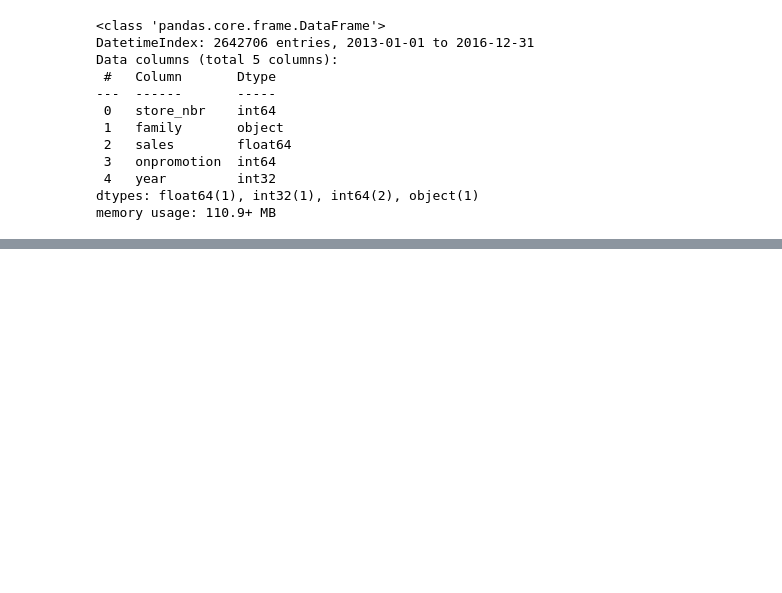
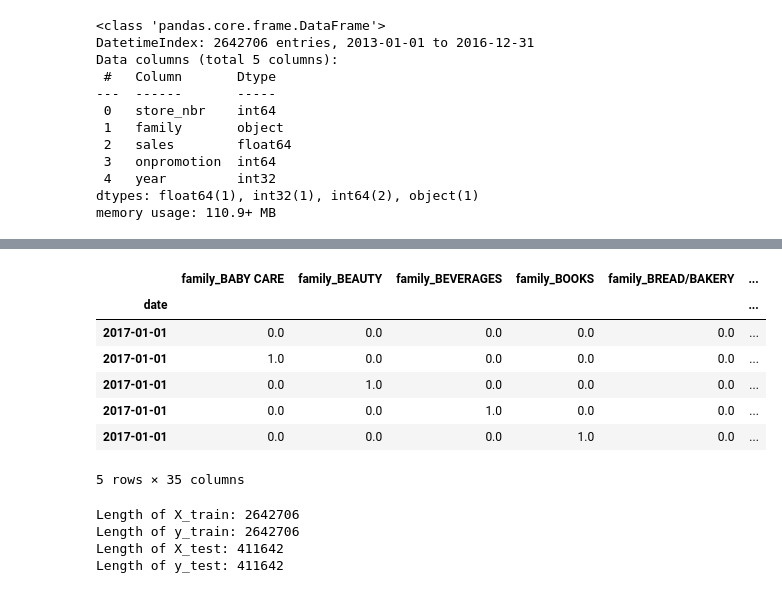
Before and after one commit to richmond-yeboah/Corporacion-Favorita-Stores-Sales-prediction, a Jupyter notebook: Notebooks/main.ipynb, the cells around one changed output, grey strips where cells are left out. Saved outputs shown, nothing was run; the diff lists cells and outputs as text; code cells hidden in the pictures; blank space fills up the shorter version.

```diff
--- a/Notebooks/main.ipynb
+++ b/Notebooks/main.ipynb
@@ -1319,0 +1353,8 @@ train_set_cat_encoded_df.head()
+# %%
+# Use MinMaxScaler to scale the numerical columns of the validation set
+scaler.fit(val_set_num_df)
+val_set_num_scaled = scaler.transform(val_set_num_df).tolist()
+val_set_num_scaled_df = pd.DataFrame(val_set_num_scaled, columns=scaler.get_feature_names_out(), index=val_index)
+
+# View the scaled columns of the validation set
+val_set_num_scaled_df.head()
@@ -1319,0 +1390,33 @@ train_set_cat_encoded_df.head()
+# %%
+val_final.head()
+# %% [output]
+|  | family_BABY CARE | family_BEAUTY | family_BEVERAGES | family_BOOKS | family_BREAD/BAKERY | ... |
+| date |  |  |  |  |  | ... |
+| 2017-01-01 | 0.0 | 0.0 | 0.0 | 0.0 | 0.0 | ... |
+| 2017-01-01 | 1.0 | 0.0 | 0.0 | 0.0 | 0.0 | ... |
+| 2017-01-01 | 0.0 | 1.0 | 0.0 | 0.0 | 0.0 | ... |
+| 2017-01-01 | 0.0 | 0.0 | 1.0 | 0.0 | 0.0 | ... |
+| 2017-01-01 | 0.0 | 0.0 | 0.0 | 1.0 | 0.0 | ... |
+5 rows × 35 columns
+# %%
+# Separate the features (X) and the target variable (y) for training and validation sets
+X_train = train_final.drop('sales', axis=1)
+y_train = train_final['sales']
+X_val = val_final.drop('sales', axis=1)
+y_val = val_final['sales']
+
+# Replace the elements of y_val with their absolute value in order to eliminate the presence of negative values in the y_val array
+y_val = np.abs(y_val)
+y_val = y_val.reset_index(drop=True)
+y_val = y_val[y_val >= 0]
+
+# Verify the lengths of the features(X) and the target variable (y) of the final training and validation sets
+print("Length of X_train:", len(X_train))
+print("Length of y_train:", len(y_train))
+print("Length of X_test:", len(X_val))
+print("Length of y_test:", len(y_val))
+# %% [output]
+Length of X_train: 2642706
+Length of y_train: 2642706
+Length of X_test: 411642
+Length of y_test: 411642
```
Also changed, not shown: parts of 43 cells of this notebook.
